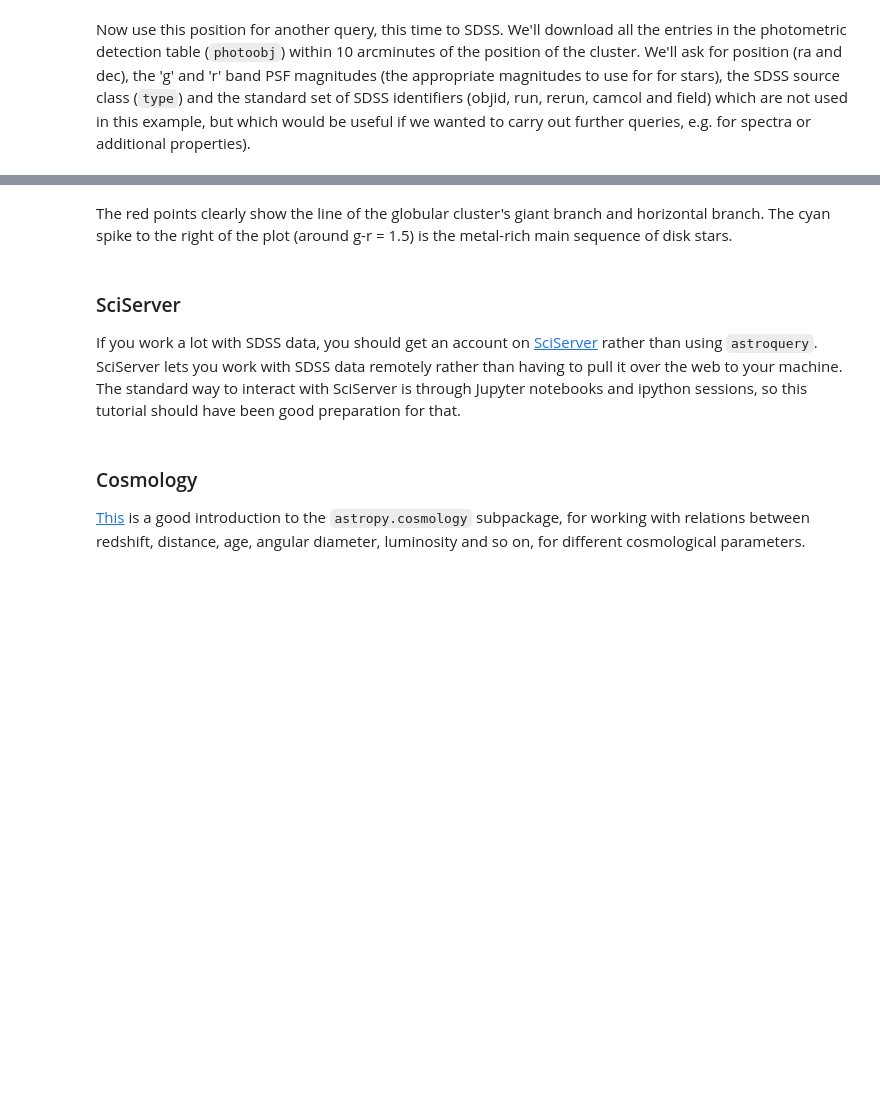
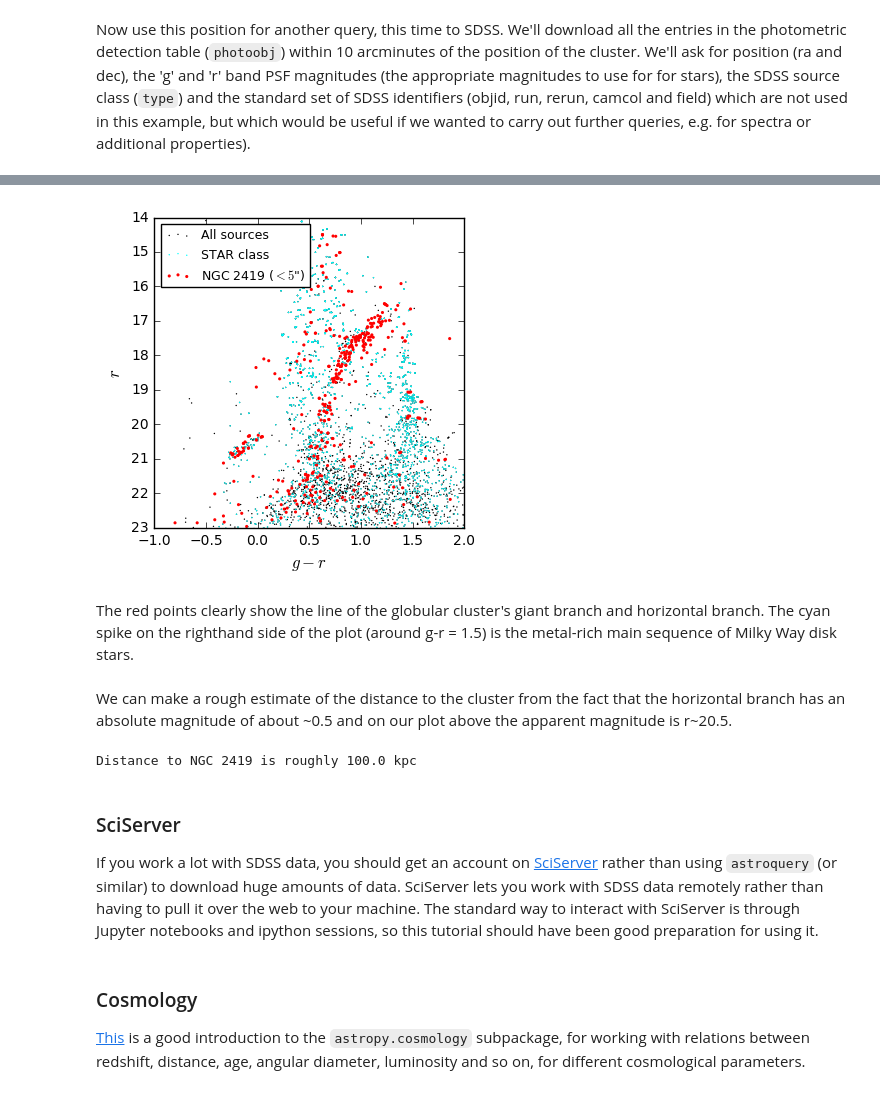
Before and after one commit to apcooper/durham_phd_python, a Jupyter notebook: 03 - Even More Python.ipynb, the cells around one changed output, grey strips where cells are left out. Cells and saved outputs as stored; diff of their text form; code cells hidden in the pictures; blank space fills up the shorter version.

```diff
--- a/03 - Even More Python.ipynb
+++ b/03 - Even More Python.ipynb
@@ -195,31 +257,46 @@ Notwithstanding the missing sources near the cluster, let's make a (rough!) colo
 # %%
 pl.figure(figsize=(4,4))
 
 # First make a colour magnitude diagram of all points
 rmag = res['psfMag_r']
 gmr  = res['psfMag_g']-res['psfMag_r']
 pl.scatter(gmr,rmag,s=1,c='k',edgecolor='None',label='All sources')
 pl.xlim(-1,2)
 pl.ylim(23,14)
 pl.xlabel('$g-r$',fontsize=12)
 pl.ylabel('$r$',fontsize=12)
 
-# Overplot objects classified as stars
+# Overplot objects classified as stars (SDSS type = 6)
+# (read the SDSS data model for more details about this type)
 is_sdss_star = res['type'] == 6
-pl.scatter(gmr[is_sdss_star],rmag[is_sdss_star],s=1,c='c',edgecolor='None',label='STAR class');
+pl.scatter(gmr[is_sdss_star],rmag[is_sdss_star],s=1,c='cyan',edgecolor='None',label='STAR class');
 
-#
+# Get the ra and dec or all points in the SDSS data we downloaded
 photo_points  = c.SkyCoord(res['ra'],res['dec'],unit=u.degree)
-nearby       = ngc2419_pos.separation(photo_points).arcmin < 4
+
+# FIND OBJECTS WITHIN 5 arcmin OF THE CLUSTER
+nearby        = ngc2419_pos.separation(photo_points).arcmin < 4
 nearby_points = np.where(nearby & is_sdss_star)[0]
-pl.scatter(gmr[nearby_points],rmag[nearby_points],s=5,c='r',edgecolor='None',label='NGC 2419 ($<5$")')
+
+# Plot the colour and magnitude of these points in red
+pl.scatter(gmr[nearby_points],rmag[nearby_points],s=5,c='red',edgecolor='None',label='NGC 2419 ($<5$")')
 pl.legend(loc='upper left',frameon=True,fontsize=9);
+# %% [output]
+[figure, added]
 # %% [markdown]
-The red points clearly show the line of the globular cluster's giant branch and horizontal branch. The cyan spike to the right of the plot (around g-r = 1.5) is the metal-rich main sequence of disk stars.
+The red points clearly show the line of the globular cluster's giant branch and horizontal branch. The cyan spike on the righthand side of the plot (around g-r = 1.5) is the metal-rich main sequence of Milky Way disk stars.
+# %% [markdown]
+We can make a rough estimate of the distance to the cluster from the fact that the horizontal branch has an absolute magnitude of about ~0.5 and on our plot above the apparent magnitude is r~20.5.
+# %%
+D = 20.5 - 0.5
+distance_kpc = (10**((D + 5.0)/5.0)) / 1000.0
+print('Distance to NGC 2419 is roughly {} kpc'.format(distance_kpc))
+# %% [output]
+Distance to NGC 2419 is roughly 100.0 kpc
 # %% [markdown]
 ### SciServer
 
-If you work a lot with SDSS data, you should get an account on [SciServer](http://www.sciserver.org/) rather than using `astroquery`. SciServer lets you work with SDSS data remotely rather than having to pull it over the web to your machine. The standard way to interact with SciServer is through Jupyter notebooks and ipython sessions, so this tutorial should have been good preparation for that.
+If you work a lot with SDSS data, you should get an account on [SciServer](http://www.sciserver.org/) rather than using `astroquery` (or similar) to download huge amounts of data. SciServer lets you work with SDSS data remotely rather than having to pull it over the web to your machine. The standard way to interact with SciServer is through Jupyter notebooks and ipython sessions, so this tutorial should have been good preparation for using it.
 # %% [markdown]
 ### Cosmology
 
```
Also changed, not shown: parts of 42 cells of this notebook.
